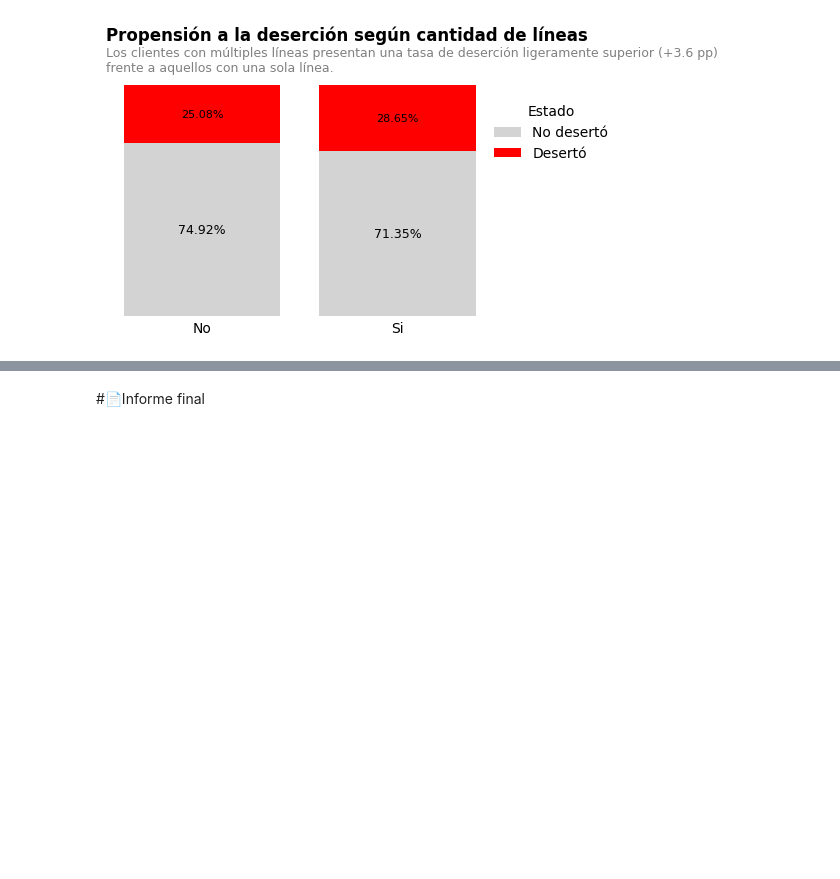
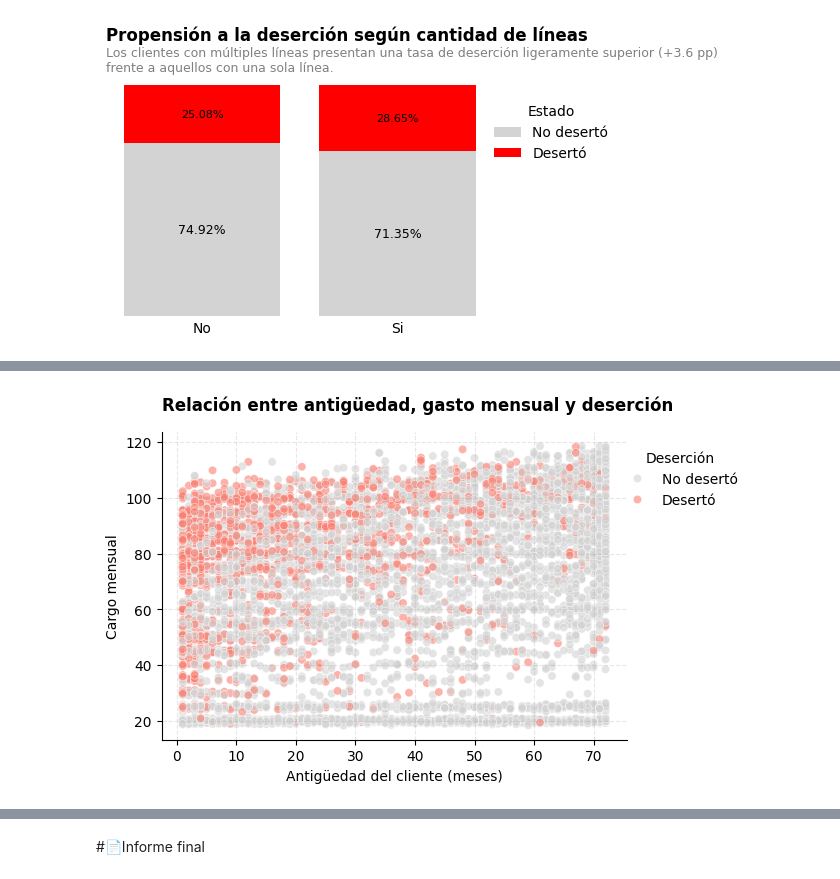
Before and after one commit to EddersonPR/challenge-telecom-x, a Jupyter notebook: TelecomX_LATAM.ipynb, the cells around one changed output, grey strips where cells are left out. Saved outputs shown, nothing was run; the diff lists cells and outputs as text; code cells hidden in the pictures; blank space fills up the shorter version.

```diff
--- a/TelecomX_LATAM.ipynb
+++ b/TelecomX_LATAM.ipynb
@@ -1769,0 +1828,28 @@ plt.show()
+# %%
+plt.figure(figsize=(6,4))
+
+sns.scatterplot(
+    data=df,
+    x='Antiguedad_Meses',
+    y='Cargo_Mensual',
+    hue='Desercion_label',
+    palette={'No desertó': 'lightgray', 'Desertó': 'salmon'},
+    alpha=0.6
+)
+
+plt.title(
+    'Relación entre antigüedad, gasto mensual y deserción',
+    loc='left',
+    weight='bold',
+    pad=15
+)
+
+plt.xlabel('Antigüedad del cliente (meses)')
+plt.ylabel('Cargo mensual')
+
+plt.grid(True, linestyle='--', alpha=0.3)
+sns.despine()
+plt.legend(title='Deserción', frameon=False, bbox_to_anchor=(0.95, 1), loc='upper left', borderaxespad=1.)
+plt.show()
+# %% [output]
+[figure, added]
```
Also changed, not shown: parts of 6 cells of this notebook.
